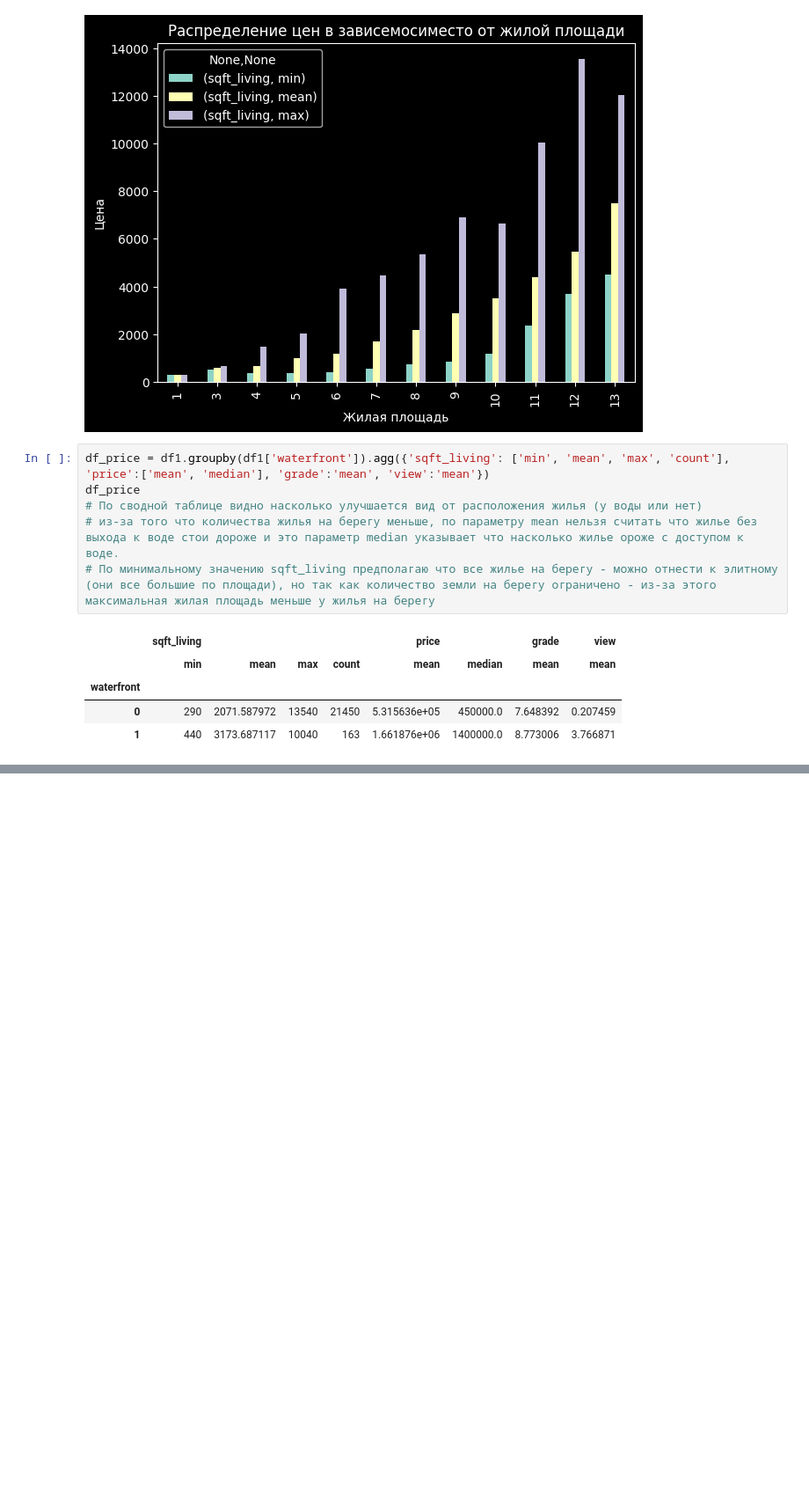
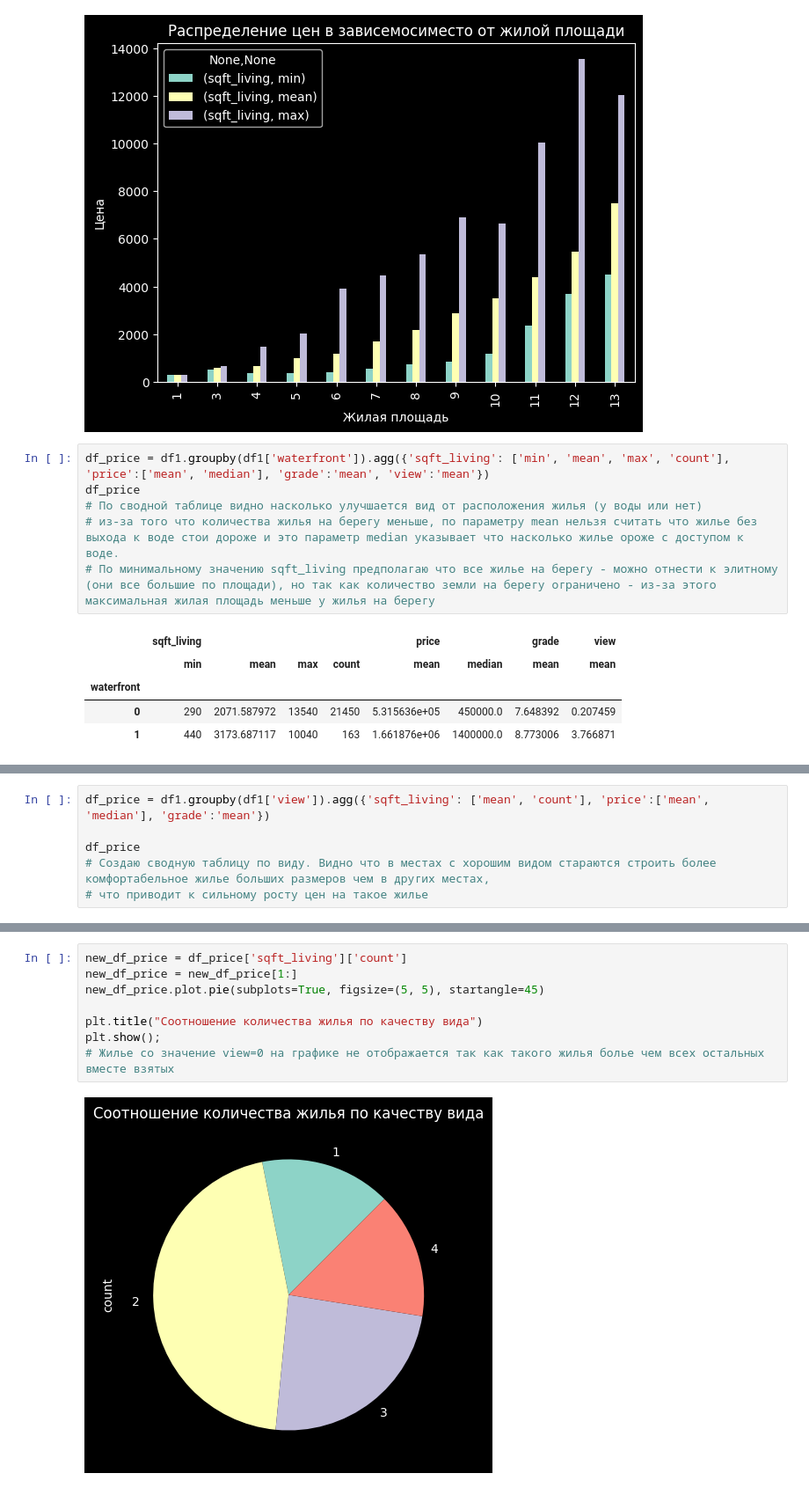
Before and after one commit to gna-rus/Sem4-Pandas-_Intermediate-certification, a Jupyter notebook: sem4_v2.ipynb, the cells around one changed output, grey strips where cells are left out. Shown: that part at 88% size. Cells and saved outputs as stored; diff of their text form; blank space fills up the shorter version.

```diff
--- a/sem4_v2.ipynb
+++ b/sem4_v2.ipynb
@@ -317,3 +318,9 @@ plt.show();
 # %% [output]
 <Figure size 2000x800 with 0 Axes>
 [figure]
+# %%
+df_price = df1.groupby(df1['view']).agg({'sqft_living': ['mean', 'count'], 'price':['mean', 'median'], 'grade':'mean'})
+
+df_price
+# Создаю сводную таблицу по виду. Видно что в местах с хорошим видом стараются строить более комфортабельное жилье больших размеров чем в других местах,
+# что приводит к сильному росту цен на такое жилье
@@ -319,0 +336,10 @@ plt.show();
+# %%
+new_df_price = df_price['sqft_living']['count']
+new_df_price = new_df_price[1:]
+new_df_price.plot.pie(subplots=True, figsize=(5, 5), startangle=45)
+
+plt.title("Соотношение количества жилья по качеству вида")
+plt.show();
+# Жилье со значение view=0 на графике не отображается так как такого жилья болье чем всех остальных вместе взятых
+# %% [output]
+[figure, added]
```
Also changed, not shown: parts of 4 cells of this notebook.
